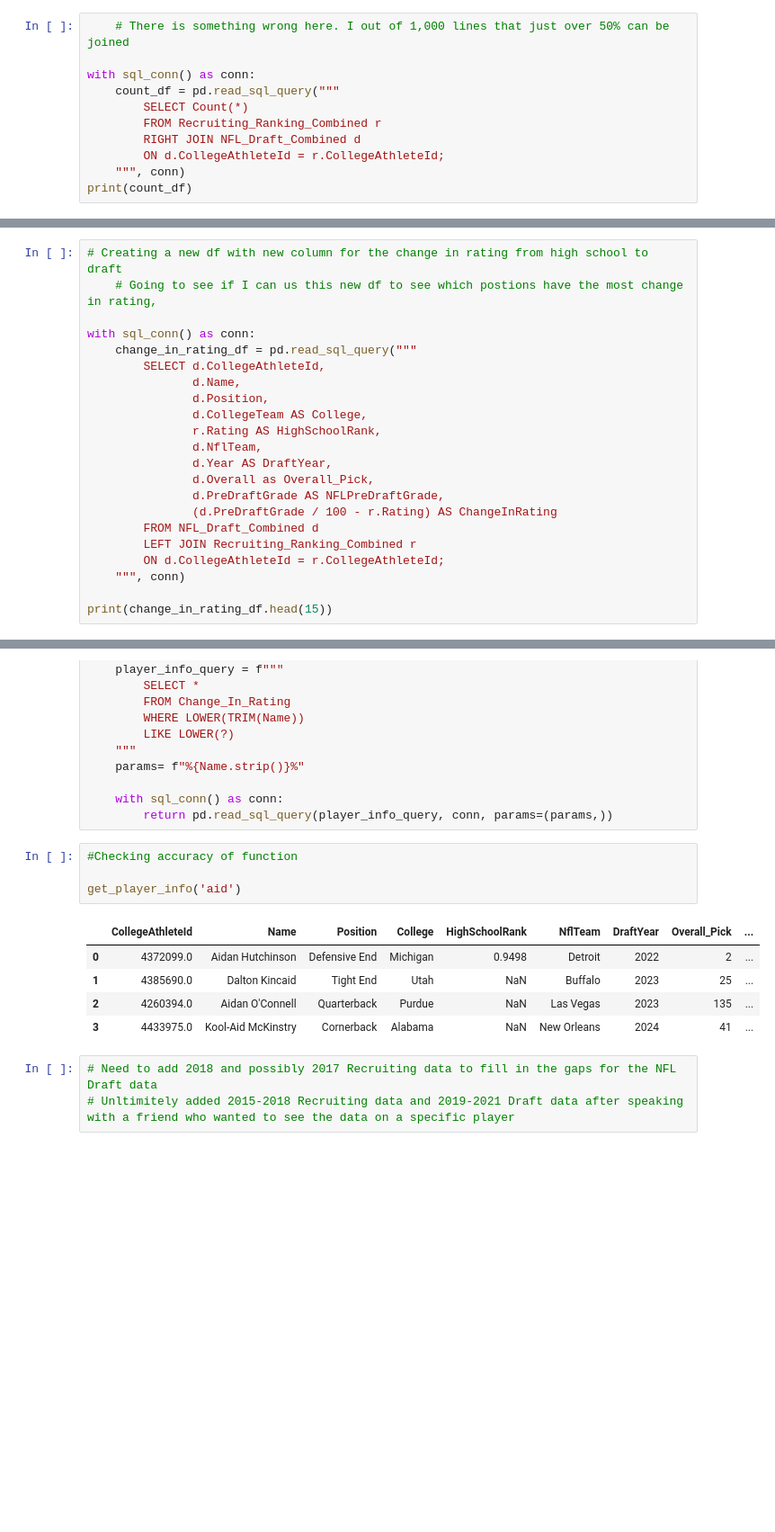
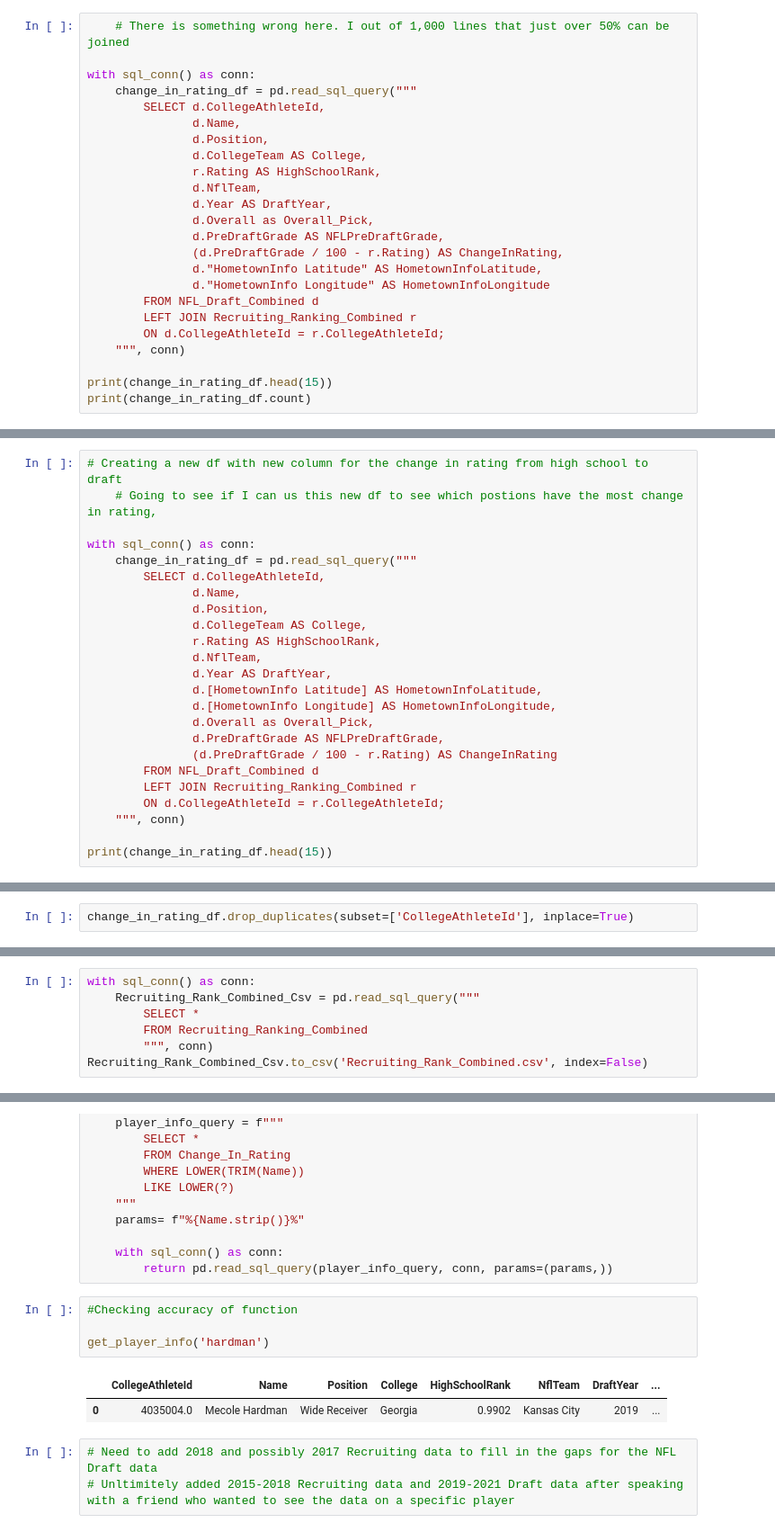
Before and after one commit to JBHines/College_Football, a Jupyter notebook: Capstone.ipynb, the cells around one changed output, grey strips where cells are left out. Shown at 90% size. Saved outputs shown, nothing was run; the diff lists cells and outputs as text; blank space fills up the shorter version.

Commit message:
Removed duplicate ID values and added some columns to include locations for my dashboard

```diff
--- a/Capstone.ipynb
+++ b/Capstone.ipynb
@@ -278,11 +289,24 @@ print(df.tail())
     # There is something wrong here. I out of 1,000 lines that just over 50% can be joined
 
 with sql_conn() as conn:
-    count_df = pd.read_sql_query("""
-        SELECT Count(*)
-        FROM Recruiting_Ranking_Combined r
-        RIGHT JOIN NFL_Draft_Combined d
+    change_in_rating_df = pd.read_sql_query("""
+        SELECT d.CollegeAthleteId,
+               d.Name,
+               d.Position,
+               d.CollegeTeam AS College,
+               r.Rating AS HighSchoolRank,
+               d.NflTeam,
+               d.Year AS DraftYear,
+               d.Overall as Overall_Pick,
+               d.PreDraftGrade AS NFLPreDraftGrade,
+               (d.PreDraftGrade / 100 - r.Rating) AS ChangeInRating,
+               d."HometownInfo Latitude" AS HometownInfoLatitude,
+               d."HometownInfo Longitude" AS HometownInfoLongitude
+        FROM NFL_Draft_Combined d
+        LEFT JOIN Recruiting_Ranking_Combined r
         ON d.CollegeAthleteId = r.CollegeAthleteId;
     """, conn)
-print(count_df)
+
+print(change_in_rating_df.head(15))
+print(change_in_rating_df.count)
 # %% [output]
@@ -345,6 +384,8 @@ with sql_conn() as conn:
                r.Rating AS HighSchoolRank,
                d.NflTeam,
                d.Year AS DraftYear,
+               d.[HometownInfo Latitude] AS HometownInfoLatitude,
+               d.[HometownInfo Longitude] AS HometownInfoLongitude,
                d.Overall as Overall_Pick,
                d.PreDraftGrade AS NFLPreDraftGrade,
                (d.PreDraftGrade / 100 - r.Rating) AS ChangeInRating
@@ -375,3 +416,5 @@ print(change_in_rating_df.head(15))
+# %%
+change_in_rating_df.drop_duplicates(subset=['CollegeAthleteId'], inplace=True)
 # %%
 # Saving the  to a new table in the SQLite Table
 with sql_conn() as conn:
@@ -444,6 +487,13 @@ with sql_conn() as conn:
         FROM Change_In_Rating """, conn)
 
 Change_in_Rating.to_csv('Rating_Change.csv', index=False)
+# %%
+with sql_conn() as conn:
+    Recruiting_Rank_Combined_Csv = pd.read_sql_query("""
+        SELECT *
+        FROM Recruiting_Ranking_Combined
+        """, conn)
+Recruiting_Rank_Combined_Csv.to_csv('Recruiting_Rank_Combined.csv', index=False)
 # %%
 
 with sql_conn() as conn:
@@ -469,13 +519,10 @@ def get_player_info(Name):
 # %%
 #Checking accuracy of function
 
-get_player_info('aid')
+get_player_info('hardman')
 # %% [output]
-|  | CollegeAthleteId | Name | Position | College | HighSchoolRank | NflTeam | DraftYear | Overall_Pick | ... |
-| 0 | 4372099.0 | Aidan Hutchinson | Defensive End | Michigan | 0.9498 | Detroit | 2022 | 2 | ... |
-| 1 | 4385690.0 | Dalton Kincaid | Tight End | Utah | NaN | Buffalo | 2023 | 25 | ... |
-| 2 | 4260394.0 | Aidan O'Connell | Quarterback | Purdue | NaN | Las Vegas | 2023 | 135 | ... |
-| 3 | 4433975.0 | Kool-Aid McKinstry | Cornerback | Alabama | NaN | New Orleans | 2024 | 41 | ... |
+|  | CollegeAthleteId | Name | Position | College | HighSchoolRank | NflTeam | DraftYear | ... |
+| 0 | 4035004.0 | Mecole Hardman | Wide Receiver | Georgia | 0.9902 | Kansas City | 2019 | ... |
 # %%
 # Need to add 2018 and possibly 2017 Recruiting data to fill in the gaps for the NFL Draft data
 # Unltimitely added 2015-2018 Recruiting data and 2019-2021 Draft data after speaking with a friend who wanted to see the data on a specific player
```
Also changed, not shown: parts of 13 cells of this notebook, 4 other files.
